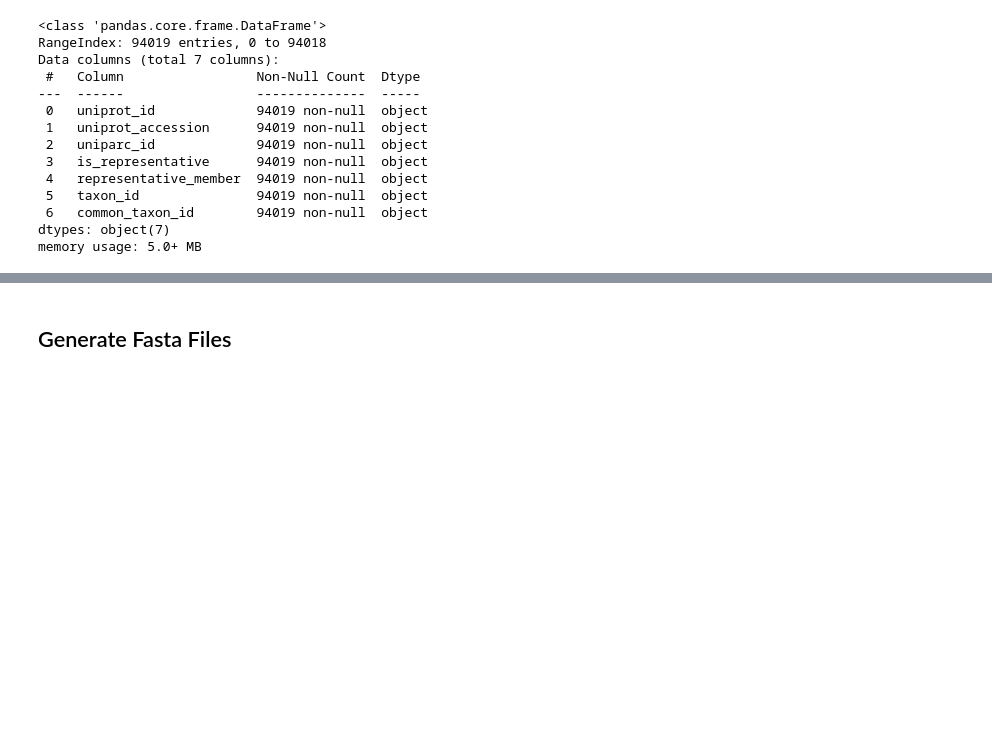
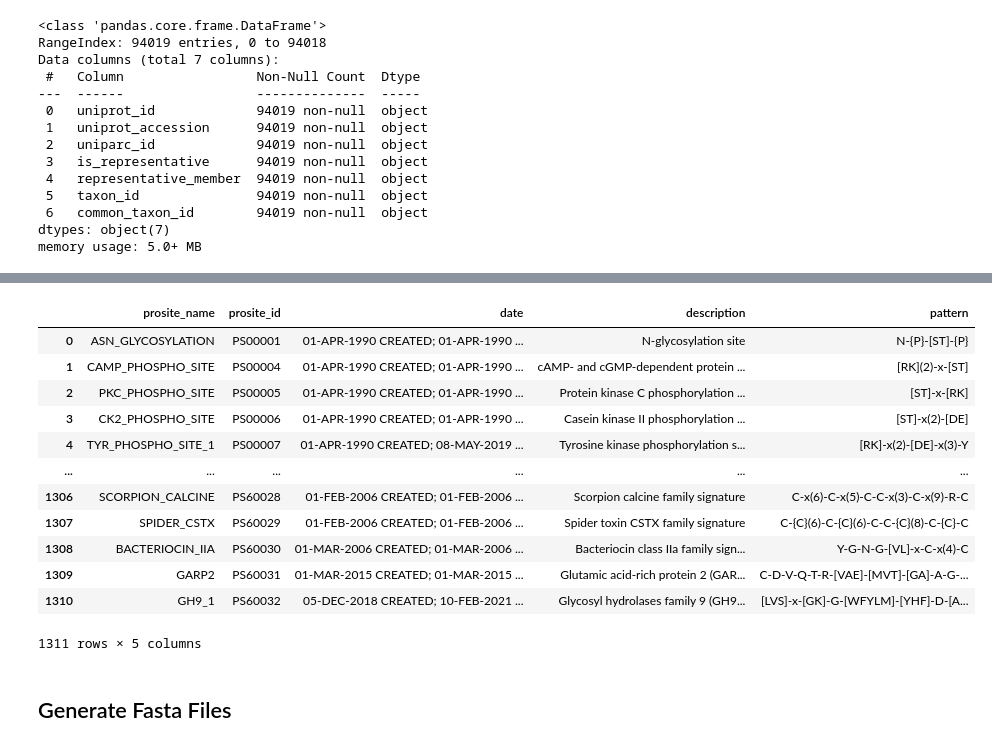
Before and after one commit to boun-tabi-lifelu/evolutionary-subword-tokenization, a Jupyter notebook: Prog/dataset_schema.ipynb, the cells around one changed output, grey strips where cells are left out. Cells and saved outputs as stored; diff of their text form; code cells hidden in the pictures; blank space fills up the shorter version.

```diff
--- a/Prog/dataset_schema.ipynb
+++ b/Prog/dataset_schema.ipynb
@@ -740,0 +1384,16 @@ memory usage: 5.0+ MB
+# %%
+pd.read_sql(f"SELECT * FROM prosite_patterns", conn)
+# %% [output]
+|  | prosite_name | prosite_id | date | description | pattern |
+| 0 | ASN_GLYCOSYLATION | PS00001 | 01-APR-1990 CREATED; 01-APR-1990 ... | N-glycosylation site | N-{P}-[ST]-{P} |
+| 1 | CAMP_PHOSPHO_SITE | PS00004 | 01-APR-1990 CREATED; 01-APR-1990 ... | cAMP- and cGMP-dependent protein ... | [RK](2)-x-[ST] |
+| 2 | PKC_PHOSPHO_SITE | PS00005 | 01-APR-1990 CREATED; 01-APR-1990 ... | Protein kinase C phosphorylation ... | [ST]-x-[RK] |
+| 3 | CK2_PHOSPHO_SITE | PS00006 | 01-APR-1990 CREATED; 01-APR-1990 ... | Casein kinase II phosphorylation ... | [ST]-x(2)-[DE] |
+| 4 | TYR_PHOSPHO_SITE_1 | PS00007 | 01-APR-1990 CREATED; 08-MAY-2019 ... | Tyrosine kinase phosphorylation s... | [RK]-x(2)-[DE]-x(3)-Y |
+| ... | ... | ... | ... | ... | ... |
+| 1306 | SCORPION_CALCINE | PS60028 | 01-FEB-2006 CREATED; 01-FEB-2006 ... | Scorpion calcine family signature | C-x(6)-C-x(5)-C-C-x(3)-C-x(9)-R-C |
+| 1307 | SPIDER_CSTX | PS60029 | 01-FEB-2006 CREATED; 01-FEB-2006 ... | Spider toxin CSTX family signature | C-{C}(6)-C-{C}(6)-C-C-{C}(8)-C-{C}-C |
+| 1308 | BACTERIOCIN_IIA | PS60030 | 01-MAR-2006 CREATED; 01-MAR-2006 ... | Bacteriocin class IIa family sign... | Y-G-N-G-[VL]-x-C-x(4)-C |
+| 1309 | GARP2 | PS60031 | 01-MAR-2015 CREATED; 01-MAR-2015 ... | Glutamic acid-rich protein 2 (GAR... | C-D-V-Q-T-R-[VAE]-[MVT]-[GA]-A-G-... |
+| 1310 | GH9_1 | PS60032 | 05-DEC-2018 CREATED; 10-FEB-2021 ... | Glycosyl hydrolases family 9 (GH9... | [LVS]-x-[GK]-G-[WFYLM]-[YHF]-D-[A... |
+1311 rows × 5 columns
```
Also changed, not shown: parts of 15 cells of this notebook, 37 other files.
